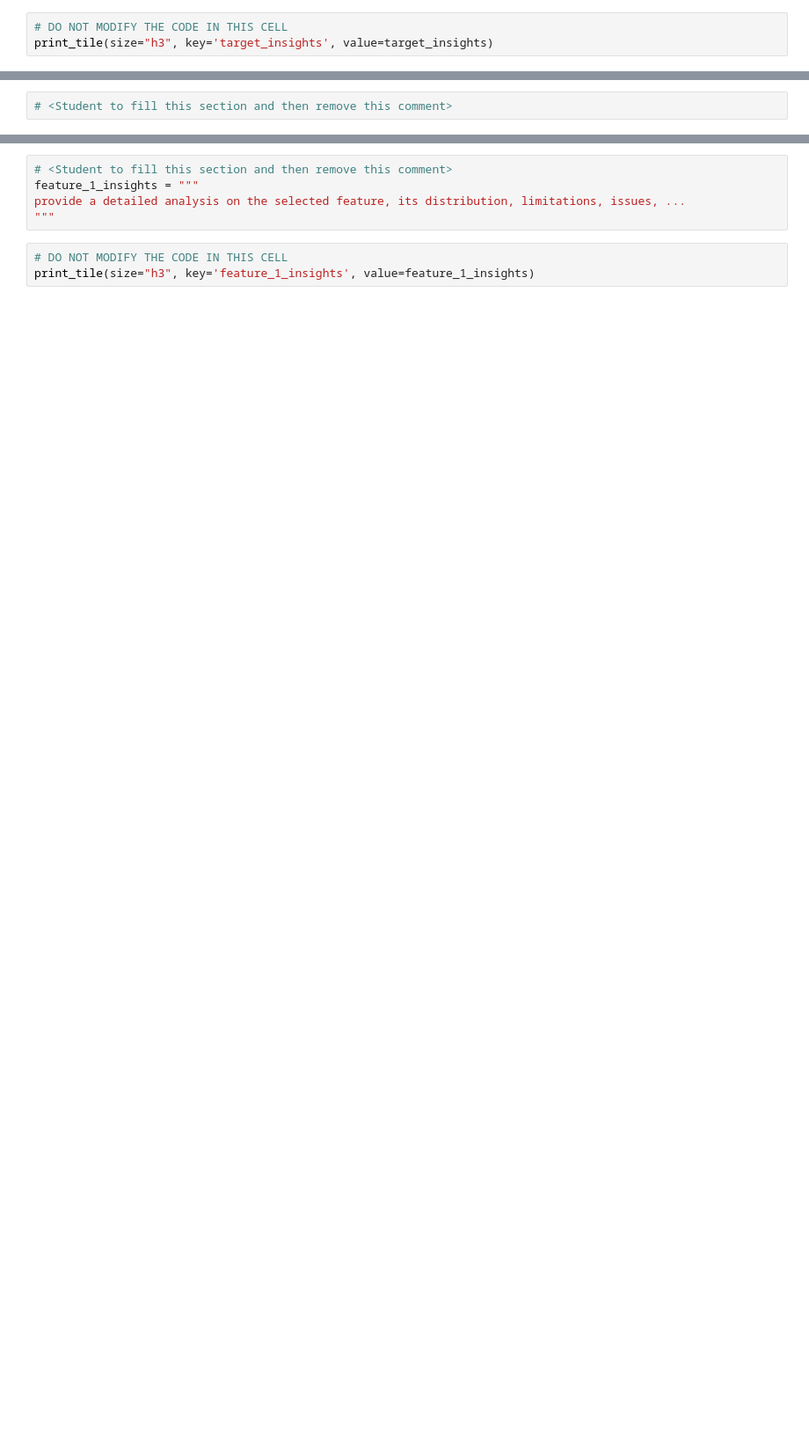
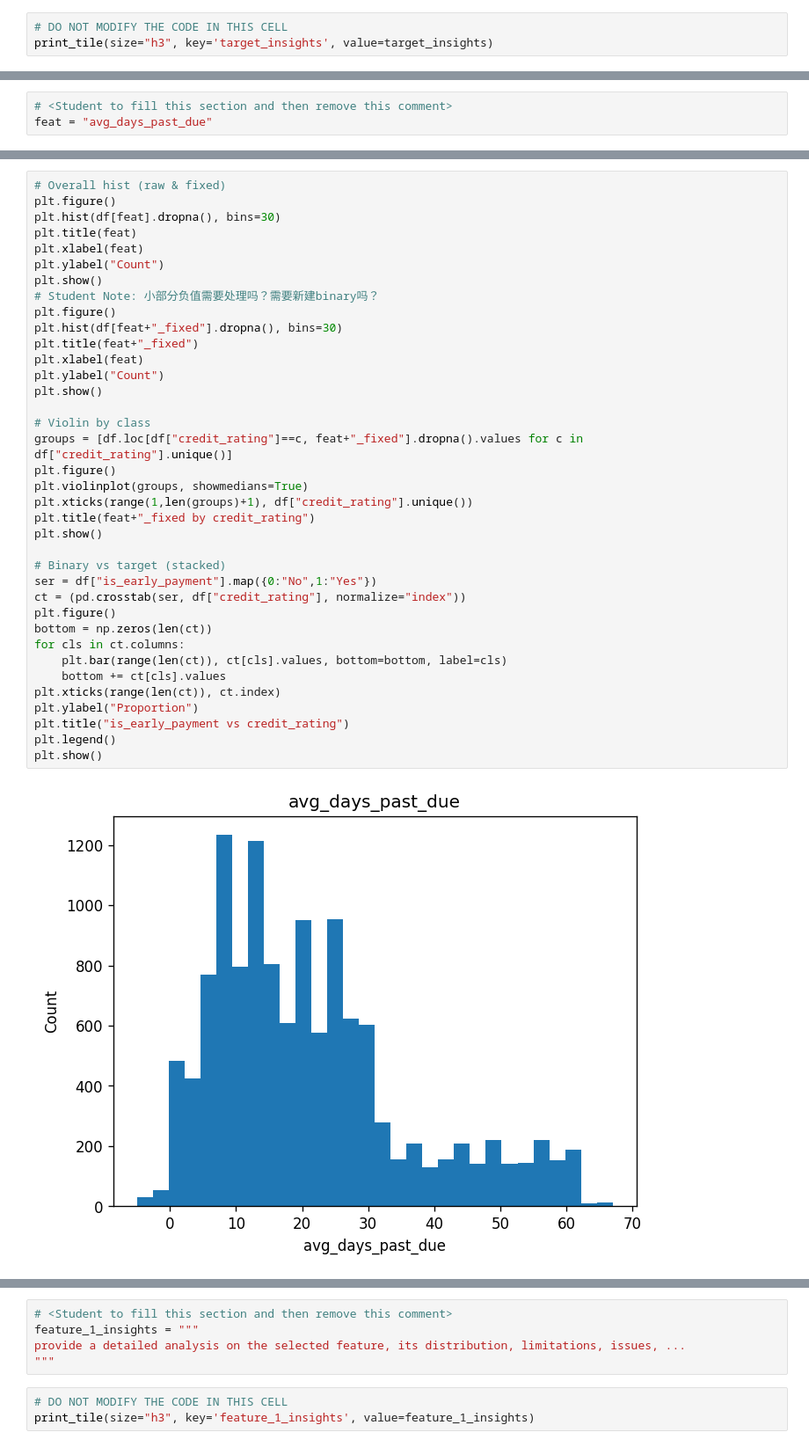
Before and after one commit to Rainbow6174/ClassificationModels-CreditRatingClassification-36106-AT2, a Jupyter notebook: 36106-25SP-AT2-student_id-a-EDA.ipynb, the cells around one changed output, grey strips where cells are left out. Shown at 88% size. Saved outputs shown, nothing was run; the diff lists cells and outputs as text; blank space fills up the shorter version.

```diff
--- a/36106-25SP-AT2-student_id-a-EDA.ipynb
+++ b/36106-25SP-AT2-student_id-a-EDA.ipynb
@@ -94,3 +303,4 @@ print_tile(size="h3", key='target_insights', value=target_insights)
 > You can add more cells in this section
 # %%
 # <Student to fill this section and then remove this comment>
+feat = "avg_days_past_due"
@@ -96,0 +328,39 @@ print_tile(size="h3", key='target_insights', value=target_insights)
+# %%
+# Overall hist (raw & fixed)
+plt.figure()
+plt.hist(df[feat].dropna(), bins=30)
+plt.title(feat)
+plt.xlabel(feat)
+plt.ylabel("Count")
+plt.show()
+# Student Note: 小部分负值需要处理吗？需要新建binary吗？
+plt.figure()
+plt.hist(df[feat+"_fixed"].dropna(), bins=30)
+plt.title(feat+"_fixed")
+plt.xlabel(feat)
+plt.ylabel("Count")
+plt.show()
+
+# Violin by class
+groups = [df.loc[df["credit_rating"]==c, feat+"_fixed"].dropna().values for c in df["credit_rating"].unique()]
+plt.figure()
+plt.violinplot(groups, showmedians=True)
+plt.xticks(range(1,len(groups)+1), df["credit_rating"].unique())
+plt.title(feat+"_fixed by credit_rating")
+plt.show()
+
+# Binary vs target (stacked)
+ser = df["is_early_payment"].map({0:"No",1:"Yes"})
+ct = (pd.crosstab(ser, df["credit_rating"], normalize="index"))
+plt.figure()
+bottom = np.zeros(len(ct))
+for cls in ct.columns:
+    plt.bar(range(len(ct)), ct[cls].values, bottom=bottom, label=cls)
+    bottom += ct[cls].values
+plt.xticks(range(len(ct)), ct.index)
+plt.ylabel("Proportion")
+plt.title("is_early_payment vs credit_rating")
+plt.legend()
+plt.show()
+# %% [output]
+[figure, added]
```
Also changed, not shown: parts of 69 cells of this notebook, 1 other file.
